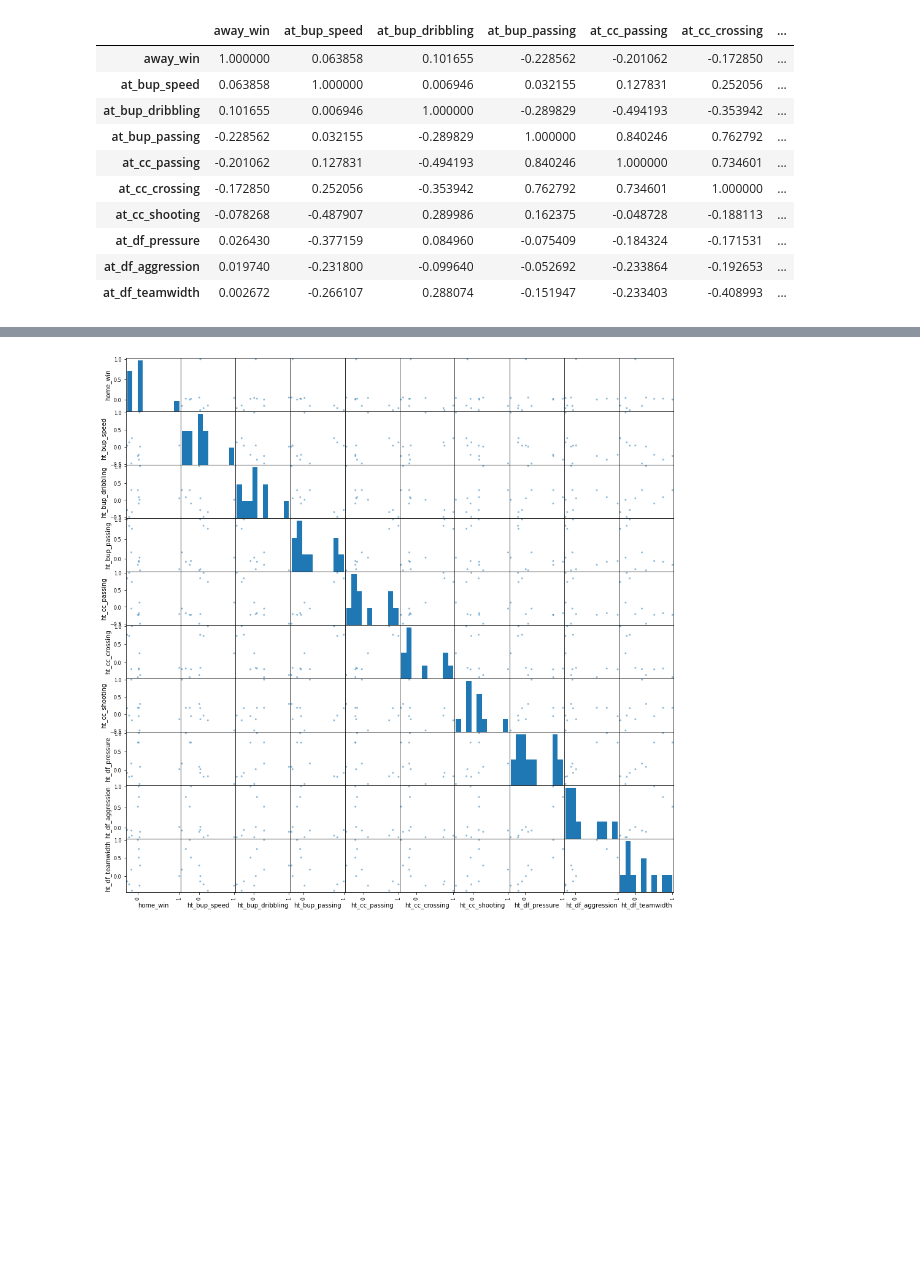
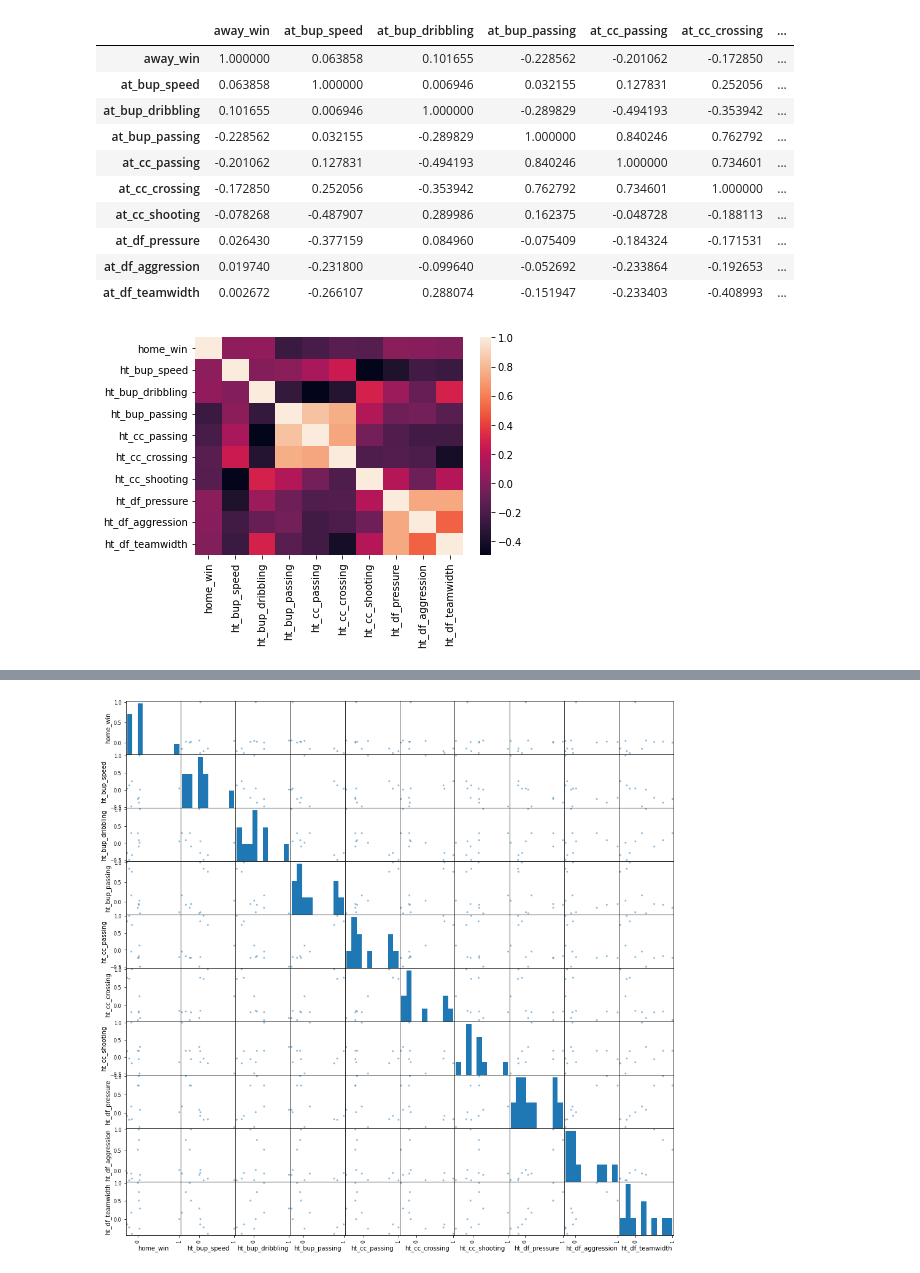
Before and after one commit to Damola-Adedoyin/DA_soccer_dataset_project, a Jupyter notebook: ALX-Udacity Project 1— Investigating a Soccer Dataset.ipynb, the cells around one changed output, grey strips where cells are left out. Saved outputs shown, nothing was run; the diff lists cells and outputs as text; code cells hidden in the pictures; blank space fills up the shorter version.

```diff
--- a/ALX-Udacity Project 1— Investigating a Soccer Dataset.ipynb
+++ b/ALX-Udacity Project 1— Investigating a Soccer Dataset.ipynb
@@ -728,3 +762,7 @@ away_corr
 | at_df_pressure | 0.026430 | -0.377159 | 0.084960 | -0.075409 | -0.184324 | -0.171531 | ... |
 | at_df_aggression | 0.019740 | -0.231800 | -0.099640 | -0.052692 | -0.233864 | -0.192653 | ... |
 | at_df_teamwidth | 0.002672 | -0.266107 | 0.288074 | -0.151947 | -0.233403 | -0.408993 | ... |
+# %%
+sns.heatmap(home_corr);
+# %% [output]
+[figure, added]
```
Also changed, not shown: parts of 15 cells of this notebook, 1 other file.
